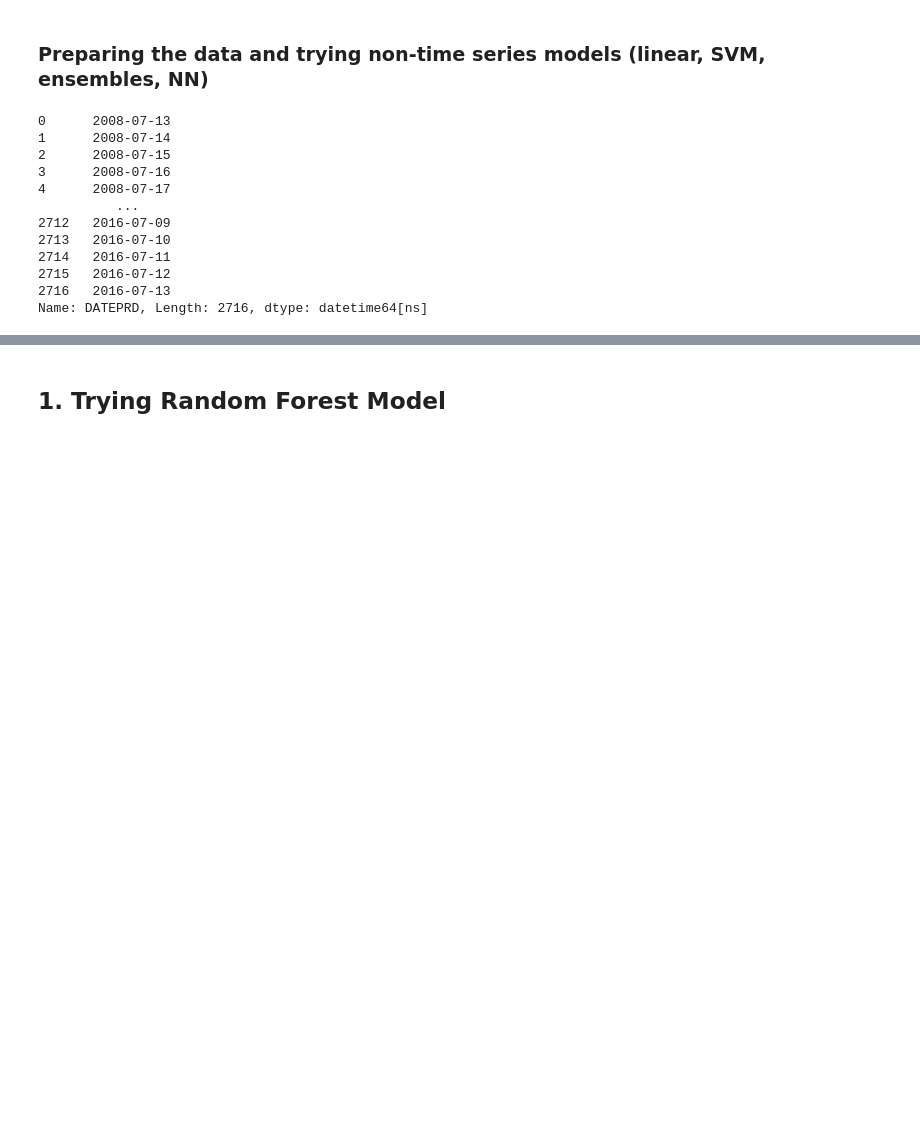
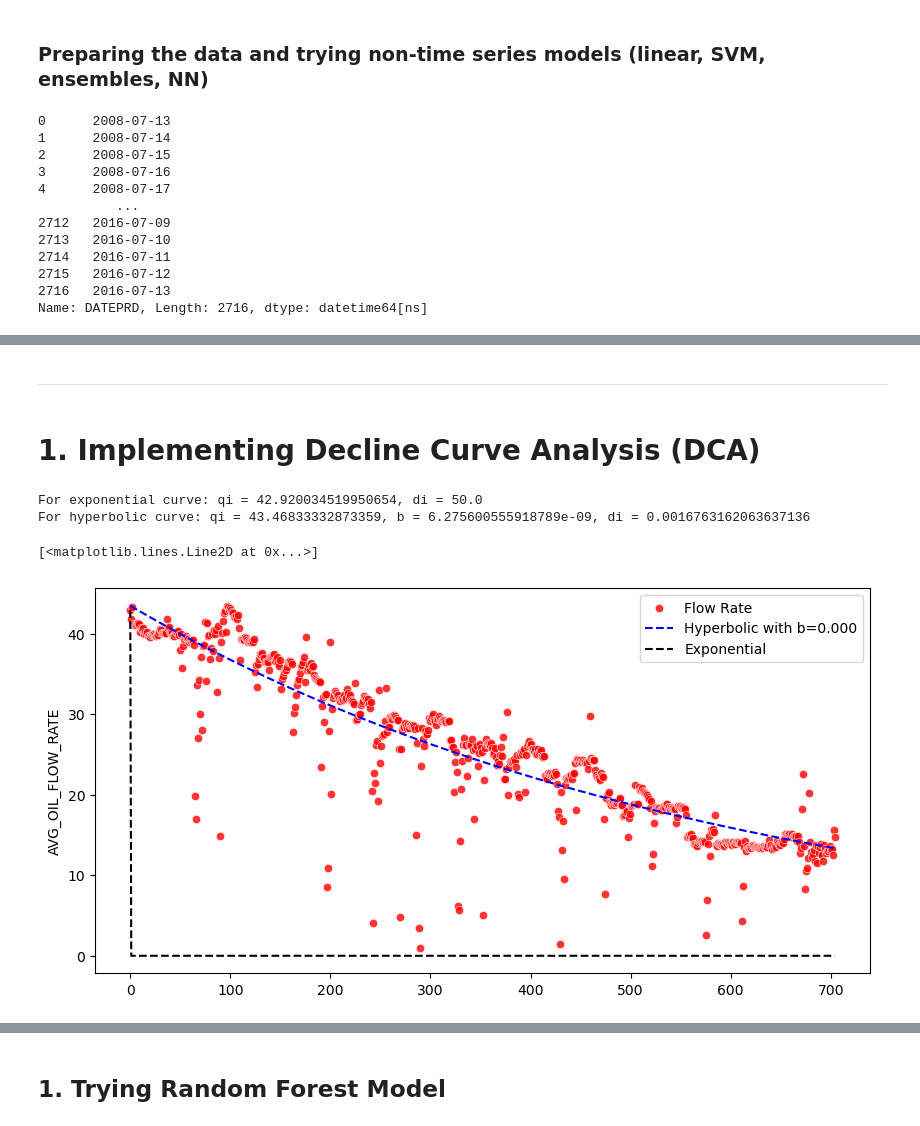
Before and after one commit to anshuman1823/Predicting-Oil-Flow-Rate-Using-Well-Parameters, a Jupyter notebook: Volve_project_jupyter_notebook_v2.ipynb, the cells around one changed output, grey strips where cells are left out. Cells and saved outputs as stored; diff of their text form; code cells hidden in the pictures; blank space fills up the shorter version.

```diff
--- a/Volve_project_jupyter_notebook_v2.ipynb
+++ b/Volve_project_jupyter_notebook_v2.ipynb
@@ -583,3 +613,7 @@ features_sub_index = [features.index(f) for f in features_sub]
 X_train = X_train[:, features_sub_index]
 X_val = X_val[:, features_sub_index]
 X_test = X_test[:, features_sub_index]
+# %% [markdown]
+***
+# %% [markdown]
+# 1. Implementing Decline Curve Analysis (DCA)
@@ -585,0 +684,7 @@ X_test = X_test[:, features_sub_index]
+# %%
+dca_plotter(y_train)
+# %% [output]
+For exponential curve: qi = 42.920034519950654, di = 50.0
+For hyperbolic curve: qi = 43.46833332873359, b = 6.275600555918789e-09, di = 0.0016763162063637136
+[<matplotlib.lines.Line2D at 0x...>]
+[figure, added]
```
Also changed, not shown: parts of 44 cells of this notebook.
